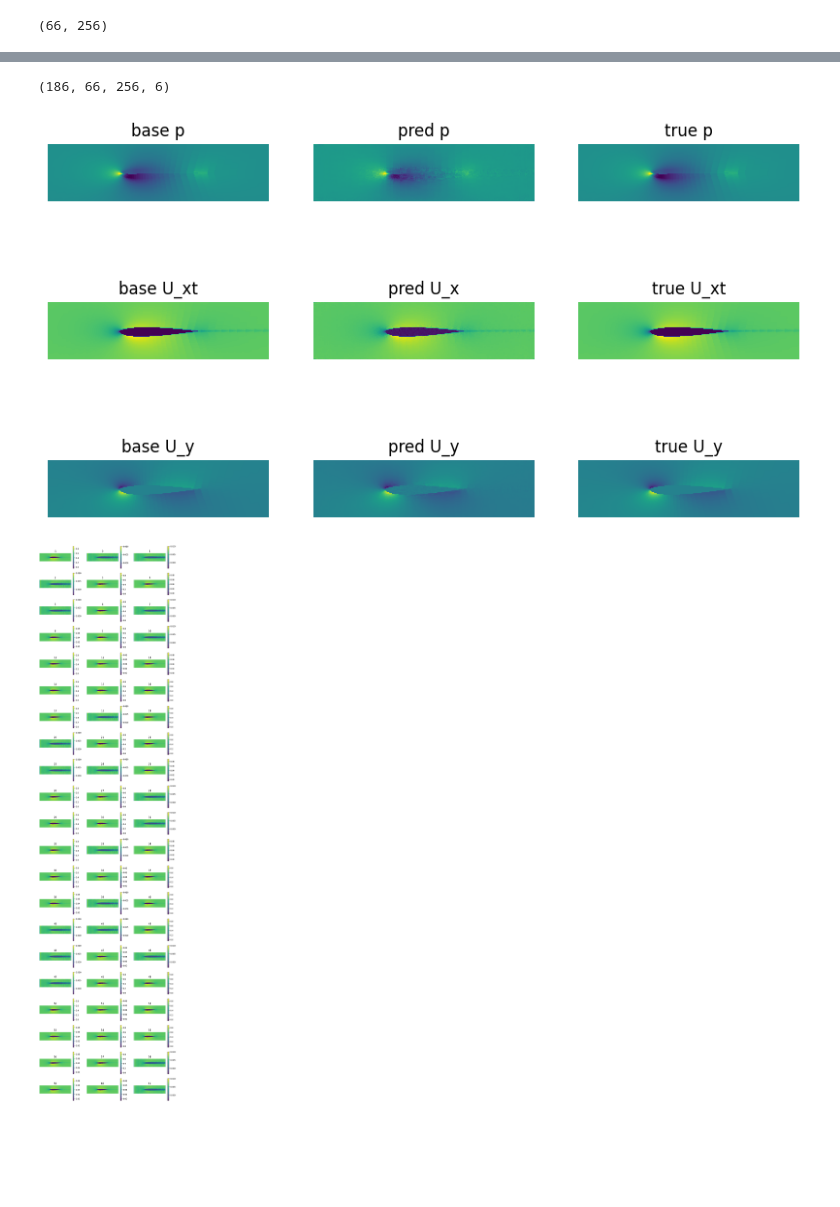
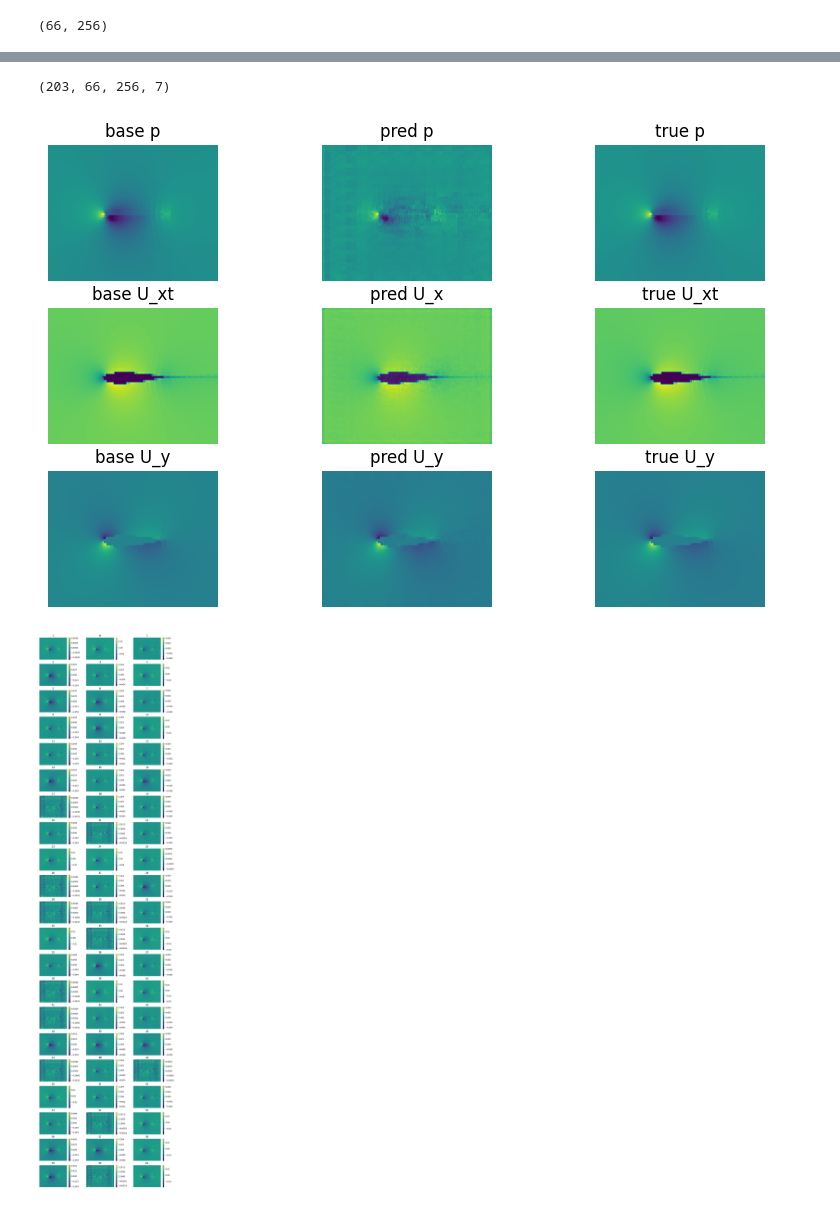
Before and after one commit to hmschlesi/CFDnet_plus, a Jupyter notebook: CFDnet+_no_preprocessing.ipynb, the cells around one changed output, grey strips where cells are left out. Drawn from its saved outputs; the diff is of its cells as text; code cells hidden in the pictures; blank space fills up the shorter version.

```diff
--- a/CFDnet+_no_preprocessing.ipynb
+++ b/CFDnet+_no_preprocessing.ipynb
@@ -175,6 +250,5 @@ model.compile(optimizer='adam',
 # %%
-filefolder= 'training_5'
-filepath = filefolder+'/'+'vae_best_model_relu.epoch{epoch:02d}-loss{loss:.5f}.w'
+filepath ='training/'+ filefolder+'/'+'vae_best_model_relu.epoch{epoch:02d}-loss{loss:.5f}.w'
 checkpoint = ModelCheckpoint(filepath=filepath,
                              monitor='loss',
                              verbose=1,
@@ -219,4 +295,20 @@ plt.legend(loc='upper right')
 # %%
-filefolder= 'training_5'
-model.load_weights(filefolder+'/'+'vae_best_model_relu.epoch100-loss0.00001.w')
+#filefolder= 'training_6'
+
+folders=os.listdir(filefolder)
+
+sub='index'
+folders = [x for x in folders if re.search(sub, x)]
+
+ts=[]
+for folder in folders:
+    a=re.search('\d{2,3}',folder)
+    ts.append(int(a.group(0)))
+    #print(a.group(0))
+index_max=np.max(ts)
+print(index_max)
+latest = [x for x in folders if re.search(str(index_max), x)]
+
+latest=latest[0].split('.index')
+print(latest[0])
 # %% [output]
@@ -224,3 +317,5 @@ model.load_weights(filefolder+'/'+'vae_best_model_relu.epoch100-loss0.00001.w')
+# %%
+model.load_weights(filefolder+'/'+latest)
 # %%
 test=model.predict(test_data)
 # %% [output]
@@ -238,61 +333,61 @@ min: -0.30291286
 # %%
 print(test_data.shape)
-n=14
+n=20
 fig = plt.figure(figsize=(10, 6))
 
 fig.add_subplot(3, 3, 2)
-plt.imshow(test[n,:,:,3])
+plt.imshow(test[n,:,:,3],extent=[xlim[0],xlim[1],ylim[0],ylim[1]])
 plt.title('pred p')
 plt.axis('off')
 
 
 fig.add_subplot(3, 3,5)
-plt.imshow(test[n,:,:,0])
+plt.imshow(test[n,:,:,0],extent=[xlim[0],xlim[1],ylim[0],ylim[1]])
 plt.title('pred U_x')
 plt.axis('off')
 
 fig.add_subplot(3, 3, 8)
-plt.imshow(test[n,:,:,1])
+plt.imshow(test[n,:,:,1],extent=[xlim[0],xlim[1],ylim[0],ylim[1]])
 plt.title('pred U_y')
 plt.axis('off')
 
 fig.add_subplot(3, 3, 1)
-plt.imshow(test_data[n,:,:,3])
+plt.imshow(test_data[n,:,:,3],extent=[xlim[0],xlim[1],ylim[0],ylim[1]])
 plt.title('base p')
 plt.axis('off')
 
 
 fig.add_subplot(3, 3,4)
-plt.imshow(test_data[n,:,:,0])
+plt.imshow(test_data[n,:,:,0],extent=[xlim[0],xlim[1],ylim[0],ylim[1]])
 plt.title('base U_xt')
 plt.axis('off')
 
 fig.add_subplot(3, 3, 7)
-plt.imshow(test_data[n,:,:,1])
+plt.imshow(test_data[n,:,:,1],extent=[xlim[0],xlim[1],ylim[0],ylim[1]])
 plt.title('base U_y')
 plt.axis('off')
 
 fig.add_subplot(3, 3, 3)
-plt.imshow(label_test[n,:,:,3])
+plt.imshow(label_test[n,:,:,3],extent=[xlim[0],xlim[1],ylim[0],ylim[1]])
 plt.title('true p')
 plt.axis('off')
 
 
 fig.add_subplot(3, 3,6)
-plt.imshow(label_test[n,:,:,0])
+plt.imshow(label_test[n,:,:,0],extent=[xlim[0],xlim[1],ylim[0],ylim[1]])
 plt.title('true U_xt')
 plt.axis('off')
 
 fig.add_subplot(3, 3, 9)
-plt.imshow(label_test[n,:,:,1])
+plt.imshow(label_test[n,:,:,1],extent=[xlim[0],xlim[1],ylim[0],ylim[1]])
 plt.title('true U_y')
 plt.axis('off')
 
 
 plt.show()
 # %% [output]
-(186, 66, 256, 6)
+(203, 66, 256, 7)
-[figure, old version]
+[figure, new version]
 # %%
 [a,b,c,d]=test.shape
 fig = plt.figure(figsize=(12, 50))
@@ -300,15 +395,15 @@ columns = 3
 rows = 21
 
 for i in range( columns * rows):
-    img = test[(i-1),:,:,0]
+    img = test[(i-1),:,:,3]
     fig.add_subplot(rows, columns, i+1)
-    plt.imshow(img)
+    plt.imshow(img,extent=[xlim[0],xlim[1],ylim[0],ylim[1]])
     plt.title(i-1)
     plt.axis('off')
     plt.colorbar()
 plt.show()
 # %% [output]
-[figure, old version]
+[figure, new version]
 # %%
 mse=[]
 ssim1=[]
```
Also changed, not shown: parts of 22 cells of this notebook, 32 other files.
